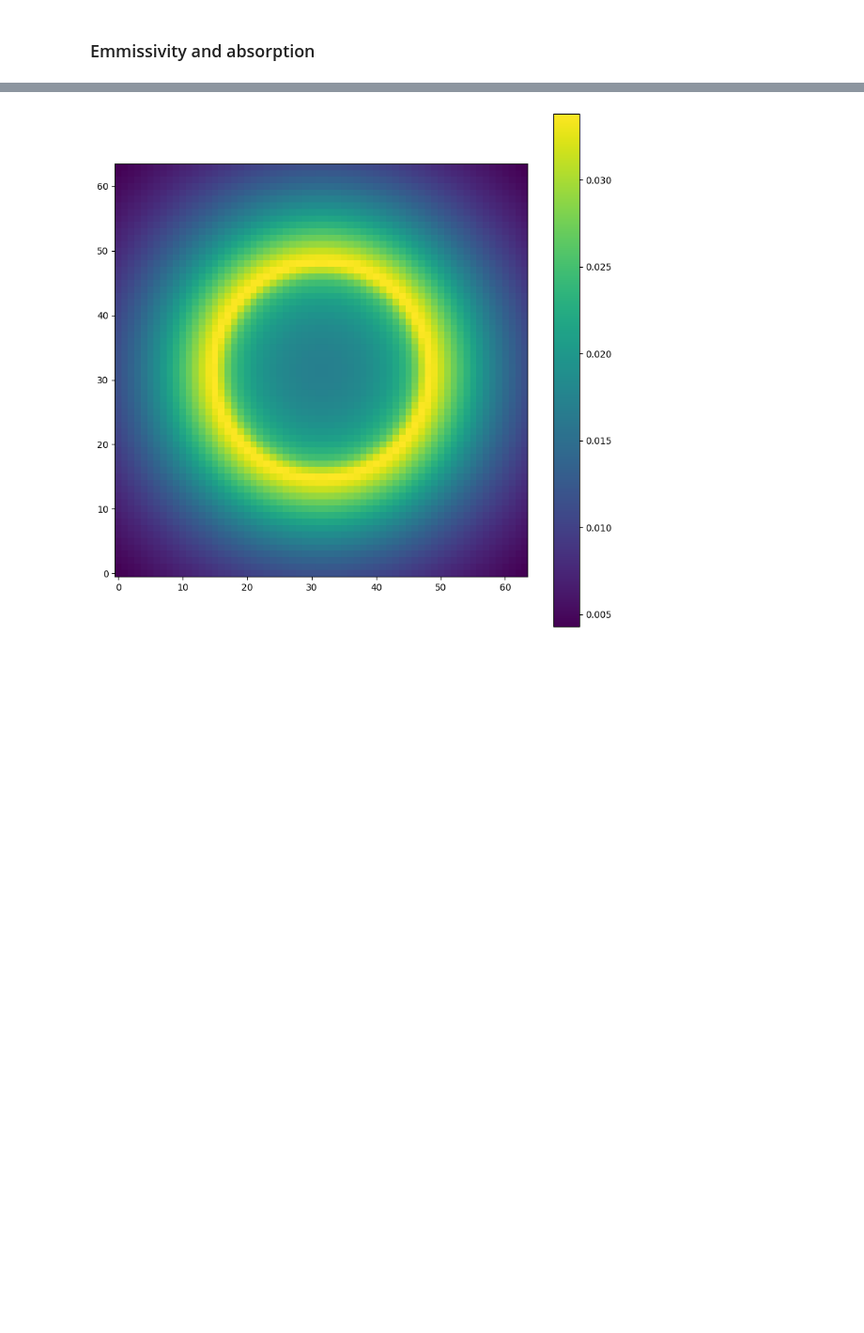
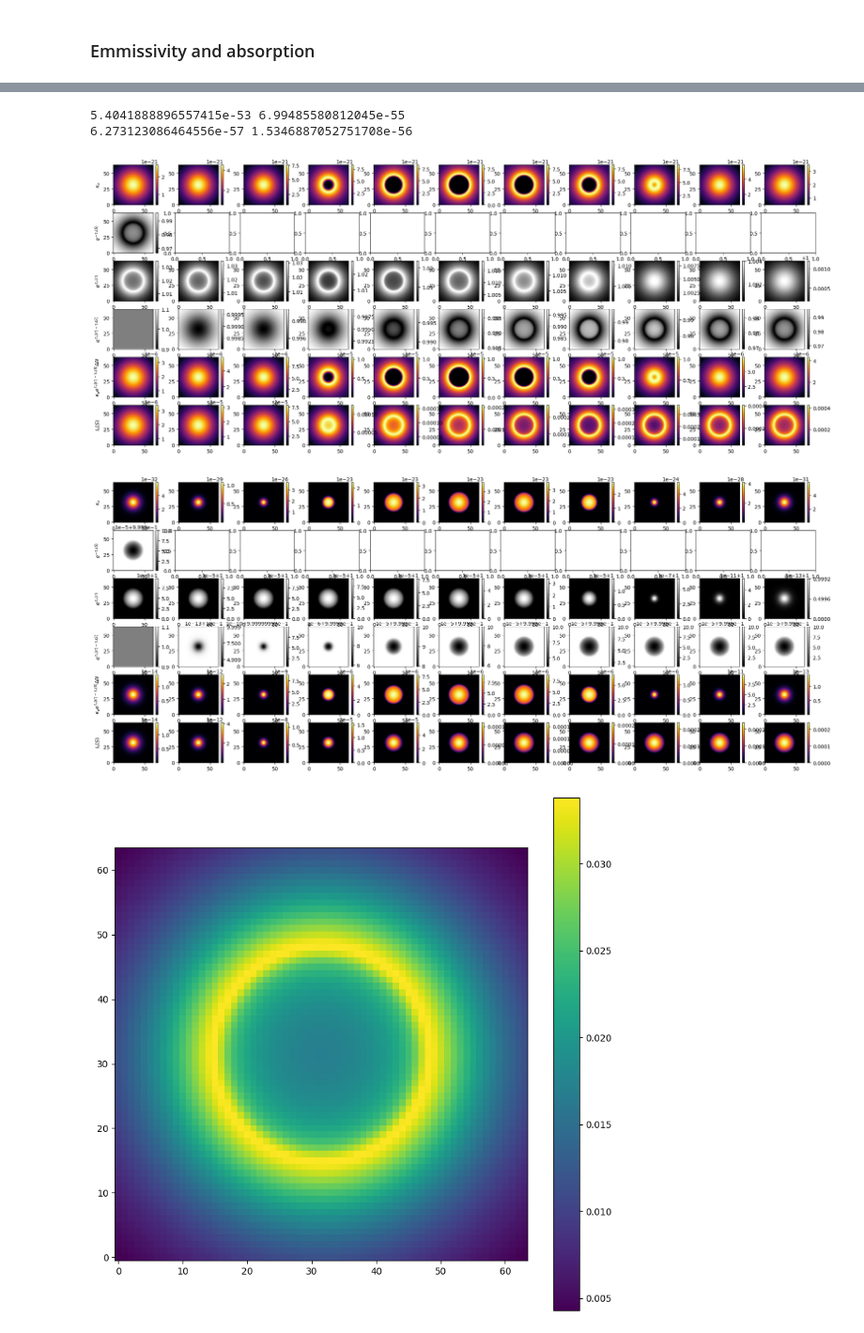
Before and after one commit to LeiRoF/M2-Internship, a Jupyter notebook: Generate_Dataset.ipynb, the cells around one changed output, grey strips where cells are left out. Shown at 94% size. Saved outputs shown, nothing was run; the diff lists cells and outputs as text; code cells hidden in the pictures; blank space fills up the shorter version.

```diff
--- a/Generate_Dataset.ipynb
+++ b/Generate_Dataset.ipynb
@@ -284,22 +282,58 @@ plt.show()
-# %%
-for gas in [CO, N2H]:
-
-    # Computing TAU_S
-    # TAU_S = np.zeros((N, N, len(gas.f)))
-    # for i in range(N):
-    #     TAU_S = gas.absorption_hypercube[i] * dr * 3.0857E+18 # parsec to cm
-
-    # Integrating the equation of radiative transfer
-    gas.observation = np.zeros((N, N, len(gas.f)))
-
-    for s in range(N):
-
-        # Computing Tau_s
-        tau_s = np.zeros((N, N, len(gas.f)))
-        for i in range(s):
-            tau_s += gas.absorption_hypercube[i] * dr * 3.0857E+18 # parsec to cm
-
-        gas.observation += gas.emissivity_hypercube[s] * np.exp(-tau_s) * dr * 3.0857E+18 # parsec to cm
+# %%
+dN = dr * 3.0857E+18 # parsec to cm
+
+for gas in [CO, N2H]:
+
+    kappa = gas.absorption_hypercube
+    epsilon = gas.emissivity_hypercube
+    print(np.amin(kappa), np.amin(epsilon))
+
+    # Computing TAU_S
+    TAU = np.zeros((N, N, len(gas.f)))
+    for Np in range(N):
+        TAU += kappa[Np] * dN
+
+    # Integrating the equation of radiative transfer
+    gas.observation = np.zeros((N, N, len(gas.f)))
+
+    fig, axs = plt.subplots(6, 11, figsize=(25, 10))
+    cpt = 0
+    axs[0,0].set_ylabel(r"$\kappa_\nu$")
+    axs[1,0].set_ylabel(r"$e^{-\tau_\nu(S)}$")
+    axs[2,0].set_ylabel(r"$e^{\tau_\nu(s')}$")
+    axs[3,0].set_ylabel(r"$e^{\tau_\nu(s')-\tau_\nu(S)}$")
+    axs[4,0].set_ylabel(r"$\kappa_\nu e^{\tau_\nu(s')-\tau_\nu(S)}\Delta N$")
+    axs[5,0].set_ylabel(r"$I_\nu(S)$")
+    im = axs[1, 0].imshow(np.exp(-TAU)[:,:,N//2], origin="lower", cmap="gray")
+    plt.colorbar(im)
+
+    for Np in range(0,N):
+
+        # Computing Tau_s
+        tau = np.zeros((N, N, len(gas.f)))
+        for Npp in np.arange(Np, N):
+            tau += kappa[Npp] * dN
+
+        layer = epsilon[Np] * np.exp(tau - TAU) * dN
+        gas.observation += layer
+
+        if Np % (N//10) == 0:
+            im = axs[0, cpt].imshow(kappa[Np][:,:,N//2], origin="lower", cmap="inferno")
+            plt.colorbar(im)
+            im = axs[2, cpt].imshow(np.exp(tau)[:,:,N//2], origin="lower", cmap="gray")
+            plt.colorbar(im)
+            im = axs[3, cpt].imshow(np.exp((tau - TAU))[:,:,N//2], origin="lower", cmap="gray")
+            plt.colorbar(im)
+            im = axs[4, cpt].imshow(layer[:,:,N//2], origin="lower", cmap="inferno")
+            plt.colorbar(im)
+            im = axs[5, cpt].imshow(gas.observation[:,:,N//2], origin="lower", cmap="inferno")
+            plt.colorbar(im)
+            cpt += 1
+# %% [output]
+5.4041888896557415e-53 6.99485580812045e-55
+6.273123086464556e-57 1.5346887052751708e-56
+[figure, added]
+[figure, added]
 # %%
 # Computing Tau_s
 tau_s = np.zeros((N, N, len(gas.f)))
```
Also changed, not shown: parts of 6 cells of this notebook.
